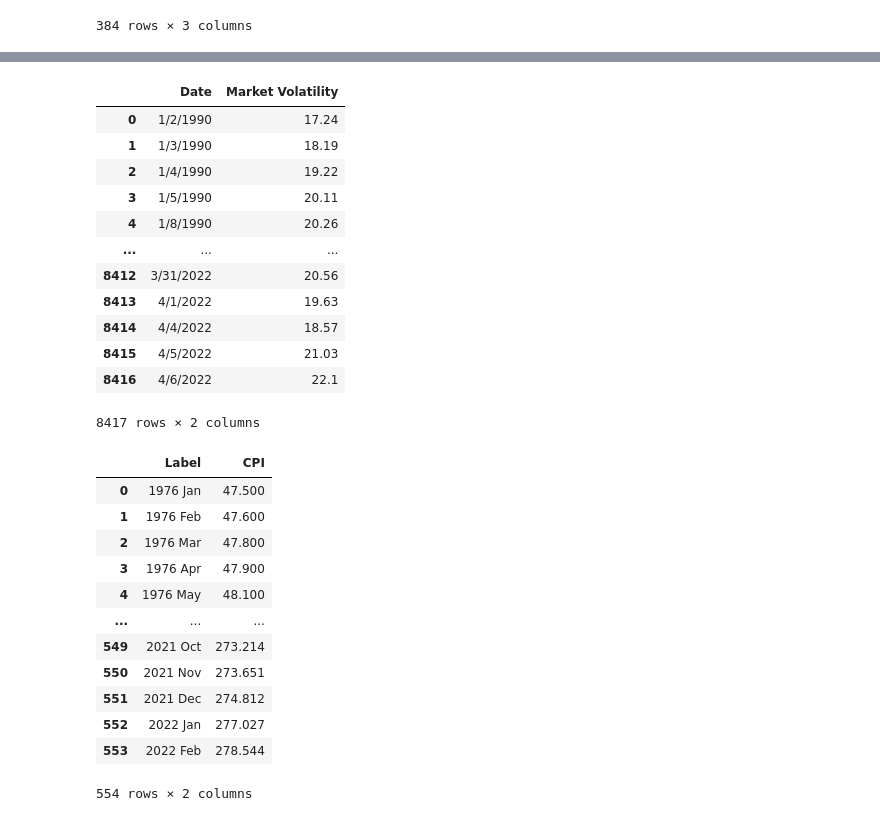
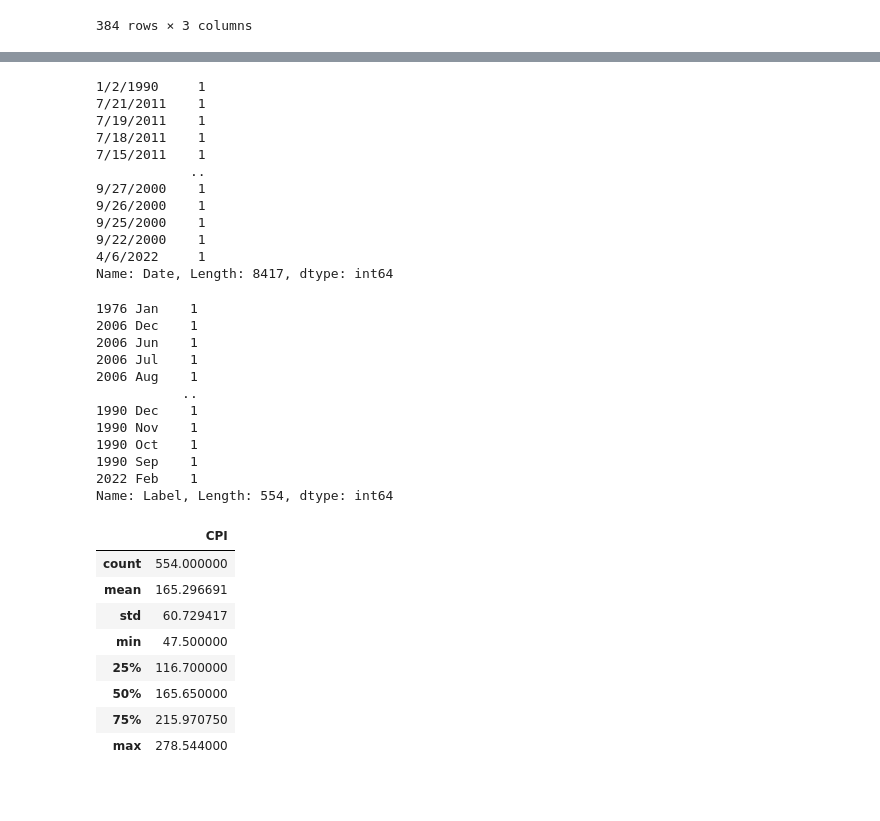
Before and after one commit to oh-be/project4, a Jupyter notebook: Features Datasets/Features.ipynb, the cells around one changed output, grey strips where cells are left out. Drawn from its saved outputs; the diff is of its cells as text; code cells hidden in the pictures; blank space fills up the shorter version.

```diff
--- a/Features Datasets/Features.ipynb
+++ b/Features Datasets/Features.ipynb
@@ -340,32 +340,42 @@ pi_df
 # %%
-cboe_df
+cboe_df.Date.value_counts()
 # %% [output]
-|  | Date | Market Volatility |
-| 0 | 1/2/1990 | 17.24 |
-| 1 | 1/3/1990 | 18.19 |
-| 2 | 1/4/1990 | 19.22 |
-| 3 | 1/5/1990 | 20.11 |
-| 4 | 1/8/1990 | 20.26 |
-| ... | ... | ... |
-| 8412 | 3/31/2022 | 20.56 |
-| 8413 | 4/1/2022 | 19.63 |
-| 8414 | 4/4/2022 | 18.57 |
-| 8415 | 4/5/2022 | 21.03 |
-| 8416 | 4/6/2022 | 22.1 |
-8417 rows × 2 columns
+1/2/1990     1
+7/21/2011    1
+7/19/2011    1
+7/18/2011    1
+7/15/2011    1
+            ..
+9/27/2000    1
+9/26/2000    1
+9/25/2000    1
+9/22/2000    1
+4/6/2022     1
+Name: Date, Length: 8417, dtype: int64
 # %%
-cpi_df
+cpi_df.Label.value_counts()
 # %% [output]
-|  | Label | CPI |
-| 0 | 1976 Jan | 47.500 |
-| 1 | 1976 Feb | 47.600 |
-| 2 | 1976 Mar | 47.800 |
-| 3 | 1976 Apr | 47.900 |
-| 4 | 1976 May | 48.100 |
-| ... | ... | ... |
-| 549 | 2021 Oct | 273.214 |
-| 550 | 2021 Nov | 273.651 |
-| 551 | 2021 Dec | 274.812 |
-| 552 | 2022 Jan | 277.027 |
-| 553 | 2022 Feb | 278.544 |
-554 rows × 2 columns
+1976 Jan    1
+2006 Dec    1
+2006 Jun    1
+2006 Jul    1
+2006 Aug    1
+           ..
+1990 Dec    1
+1990 Nov    1
+1990 Oct    1
+1990 Sep    1
+2022 Feb    1
+Name: Label, Length: 554, dtype: int64
+# %%
+cpi_df.describe()
+# %% [output]
+|  | CPI |
+| count | 554.000000 |
+| mean | 165.296691 |
+| std | 60.729417 |
+| min | 47.500000 |
+| 25% | 116.700000 |
+| 50% | 165.650000 |
+| 75% | 215.970750 |
+| max | 278.544000 |
```
Also changed, not shown: parts of 4 cells of this notebook, 3 other files.
